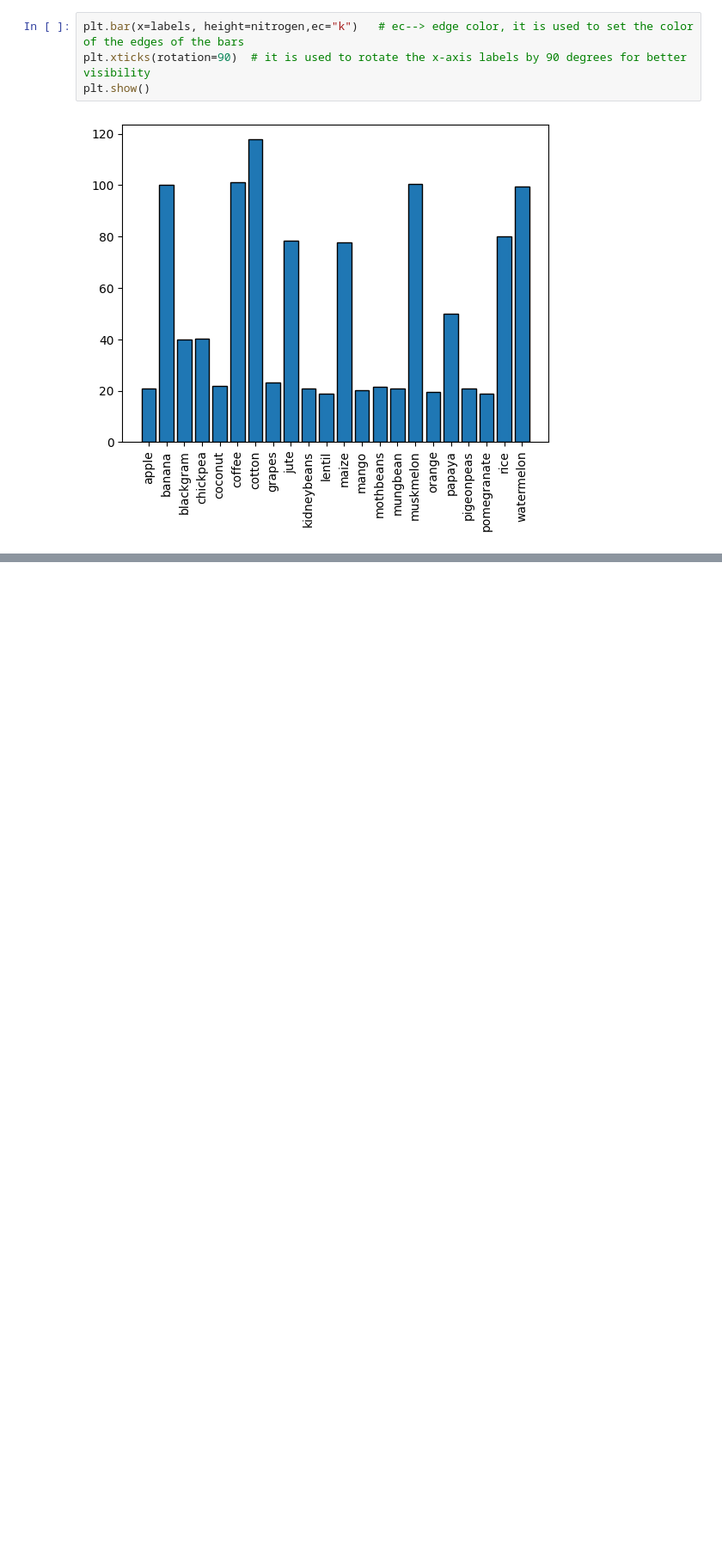
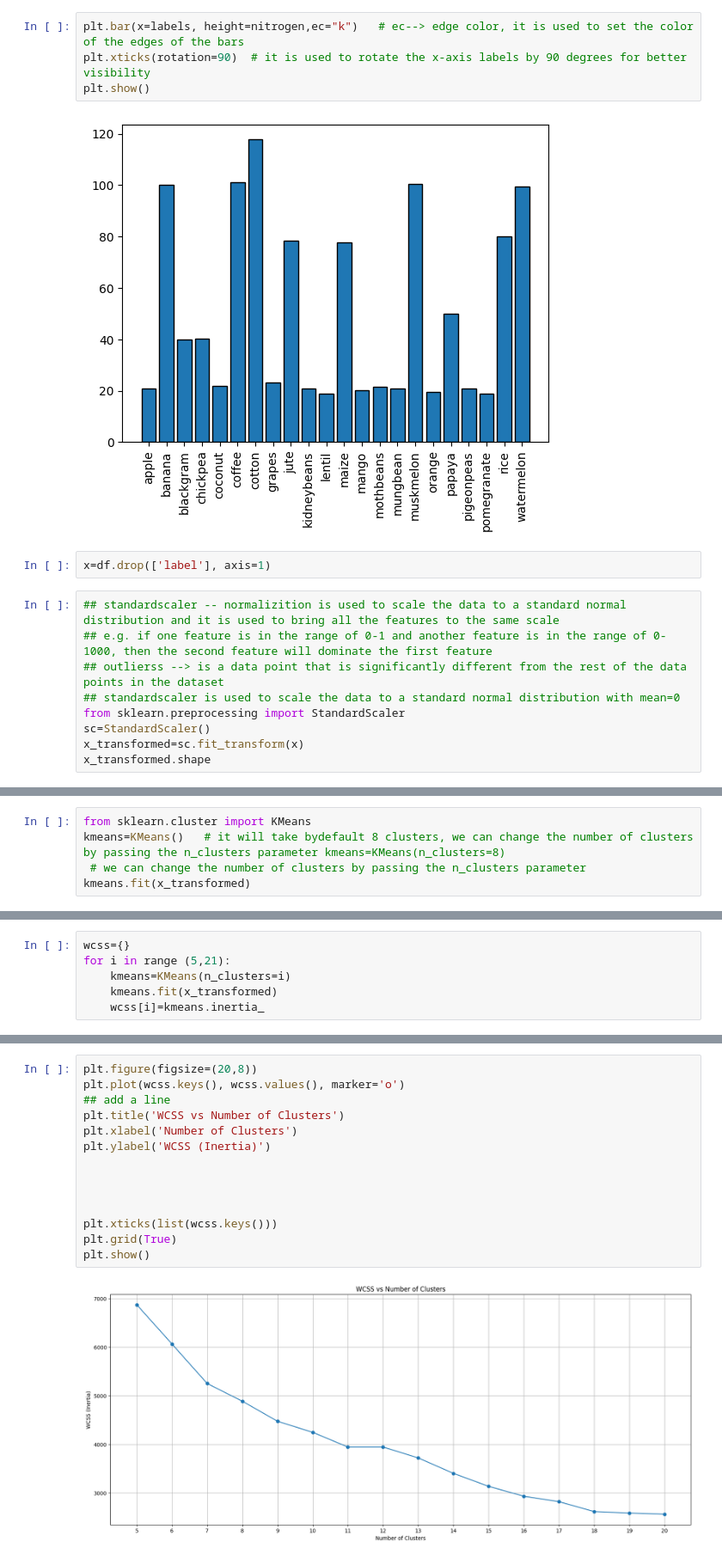
Before and after one commit to Akshatjangid/Python-Training, a Jupyter notebook: Machine_Learning/unsupervised_learning/knn/main.ipynb, the cells around one changed output, grey strips where cells are left out. Shown: that part at 86% size. Cells and saved outputs as stored; diff of their text form; blank space fills up the shorter version.

```diff
--- a/Machine_Learning/unsupervised_learning/knn/main.ipynb
+++ b/Machine_Learning/unsupervised_learning/knn/main.ipynb
@@ -107,3 +107,14 @@ plt.xticks(rotation=90)  # it is used to rotate the x-axis labels by 90 degrees
 plt.show()
 # %% [output]
 [figure]
+# %%
+x=df.drop(['label'], axis=1)
+# %%
+## standardscaler -- normalizition is used to scale the data to a standard normal distribution and it is used to bring all the features to the same scale
+## e.g. if one feature is in the range of 0-1 and another feature is in the range of 0-1000, then the second feature will dominate the first feature
+## outlierss --> is a data point that is significantly different from the rest of the data points in the dataset
+## standardscaler is used to scale the data to a standard normal distribution with mean=0
+from sklearn.preprocessing import StandardScaler
+sc=StandardScaler()
+x_transformed=sc.fit_transform(x)
+x_transformed.shape
@@ -109,0 +158,5 @@ plt.show()
+# %%
+from sklearn.cluster import KMeans
+kmeans=KMeans()   # it will take bydefault 8 clusters, we can change the number of clusters by passing the n_clusters parameter kmeans=KMeans(n_clusters=8)
+ # we can change the number of clusters by passing the n_clusters parameter
+kmeans.fit(x_transformed)
@@ -109,0 +210,6 @@ plt.show()
+# %%
+wcss={}
+for i in range (5,21):
+    kmeans=KMeans(n_clusters=i)
+    kmeans.fit(x_transformed)
+    wcss[i]=kmeans.inertia_
@@ -109,0 +235,16 @@ plt.show()
+# %%
+plt.figure(figsize=(20,8))
+plt.plot(wcss.keys(), wcss.values(), marker='o')
+## add a line
+plt.title('WCSS vs Number of Clusters')
+plt.xlabel('Number of Clusters')
+plt.ylabel('WCSS (Inertia)')
+
+
+
+
+plt.xticks(list(wcss.keys()))
+plt.grid(True)
+plt.show()
+# %% [output]
+[figure, added]
```
Also changed, not shown: parts of 16 cells of this notebook, 27 other files.
